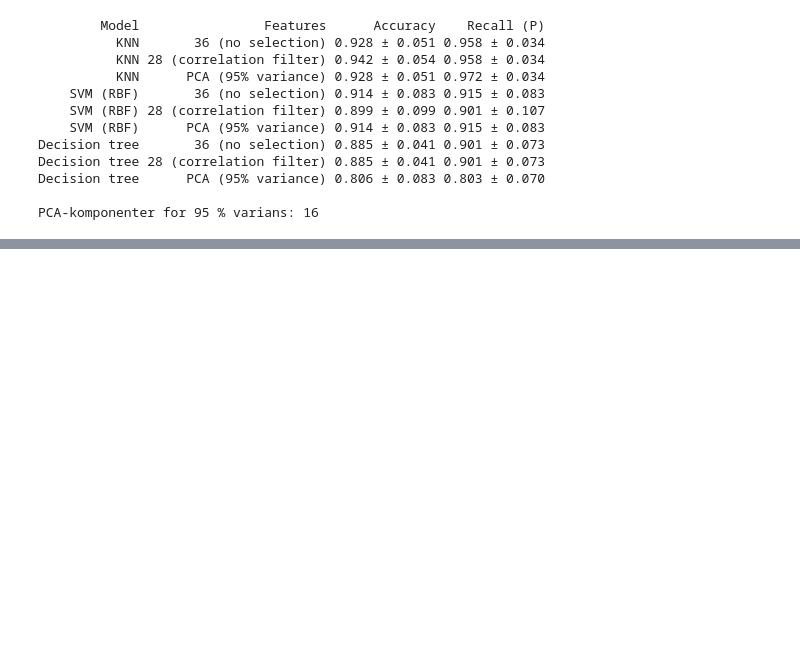
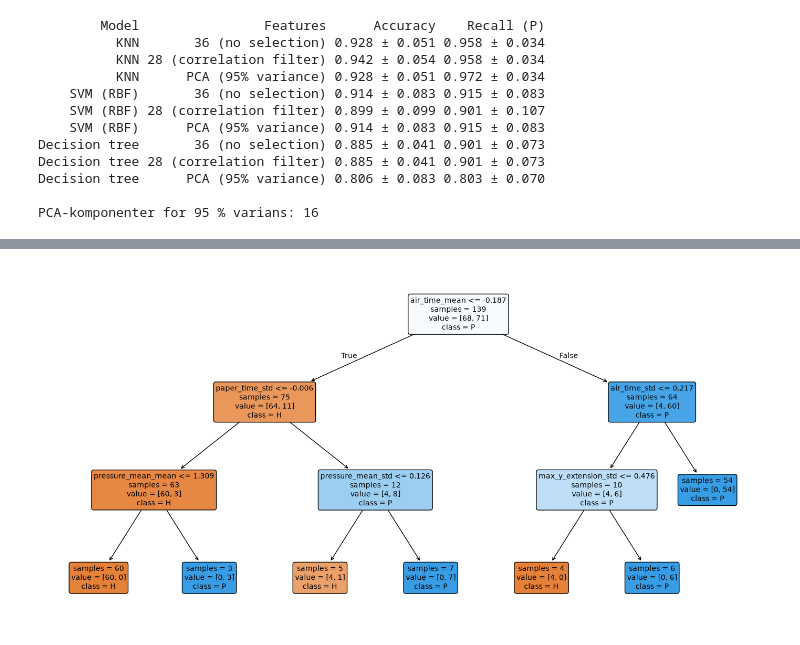
Before and after one commit to synnearv/datadrevet-assignment3, a Jupyter notebook: assignment3.ipynb, the cells around one changed output, grey strips where cells are left out. Cells and saved outputs as stored; diff of their text form; code cells hidden in the pictures; blank space fills up the shorter version.

```diff
--- a/assignment3.ipynb
+++ b/assignment3.ipynb
@@ -296,0 +450,9 @@ PCA-komponenter for 95 % varians: 16
+# %%
+from sklearn.tree import export_text
+
+tree_pipe = best_models["Decision tree"]
+all_names = tree_pipe.named_steps["aggregator"].feature_names_
+kept = tree_pipe.named_steps["selector"].keep_
+tree_feature_names = [all_names[i] for i in kept]
+
+print(export_text(tree_pipe.named_steps["model"], feature_names=tree_feature_names))
@@ -296,0 +479,20 @@ PCA-komponenter for 95 % varians: 16
+# %%
+import matplotlib.pyplot as plt
+from sklearn.tree import plot_tree
+
+fig, ax = plt.subplots(figsize=(14, 7))
+plot_tree(
+    tree_pipe.named_steps["model"],
+    feature_names=tree_feature_names,
+    class_names=["H", "P"],
+    filled=True,        # farger: blå/oransje etter klasse
+    impurity=False,     # skjuler gini-tallet, som bare gjør figuren rotete
+    rounded=True,
+    fontsize=10,
+    ax=ax,
+)
+plt.tight_layout()
+plt.savefig("decision_tree.png", dpi=200)
+plt.show()
+# %% [output]
+[figure, added]
```
Also changed, not shown: parts of 12 cells of this notebook, 1 other file.
